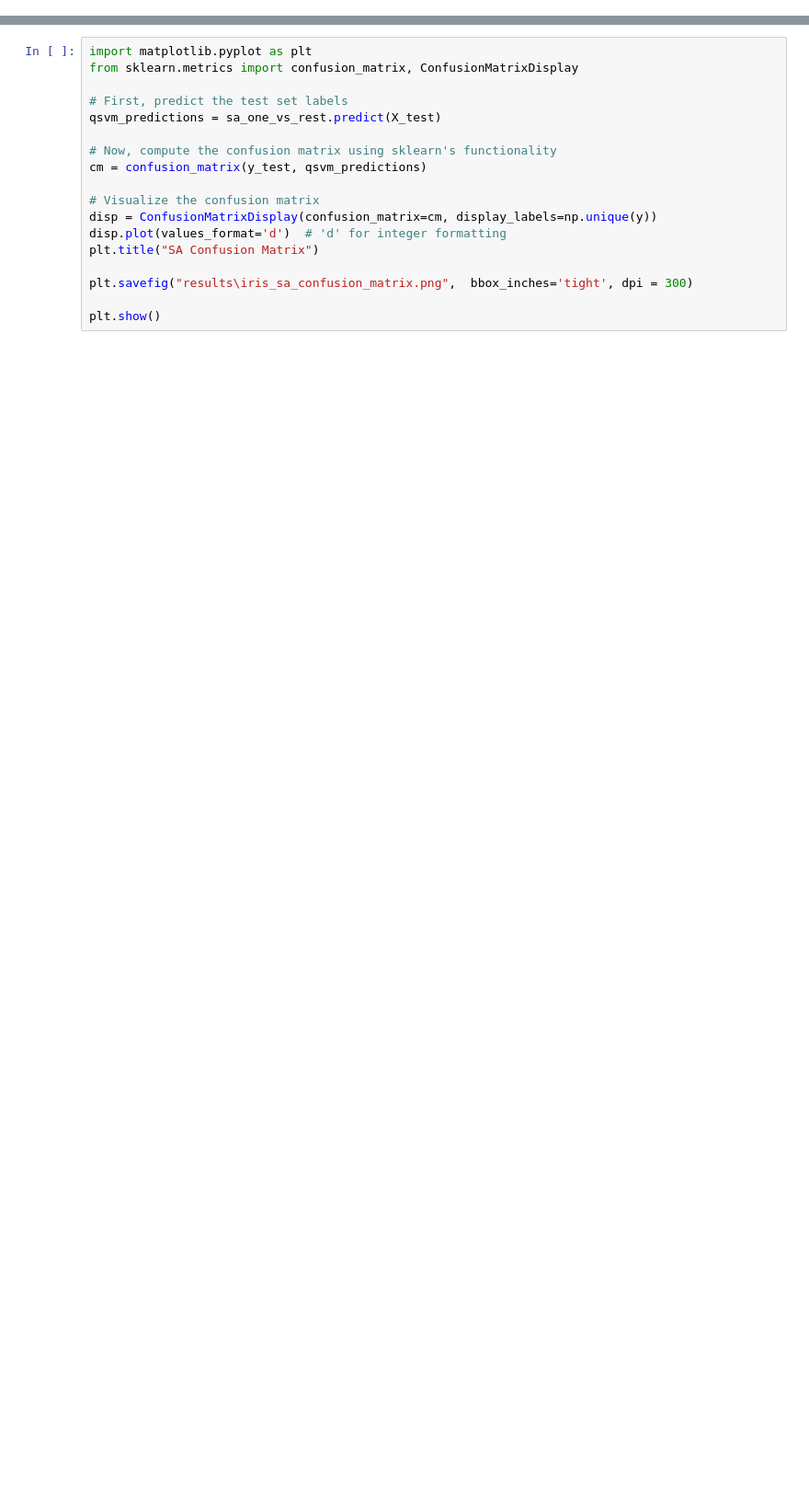
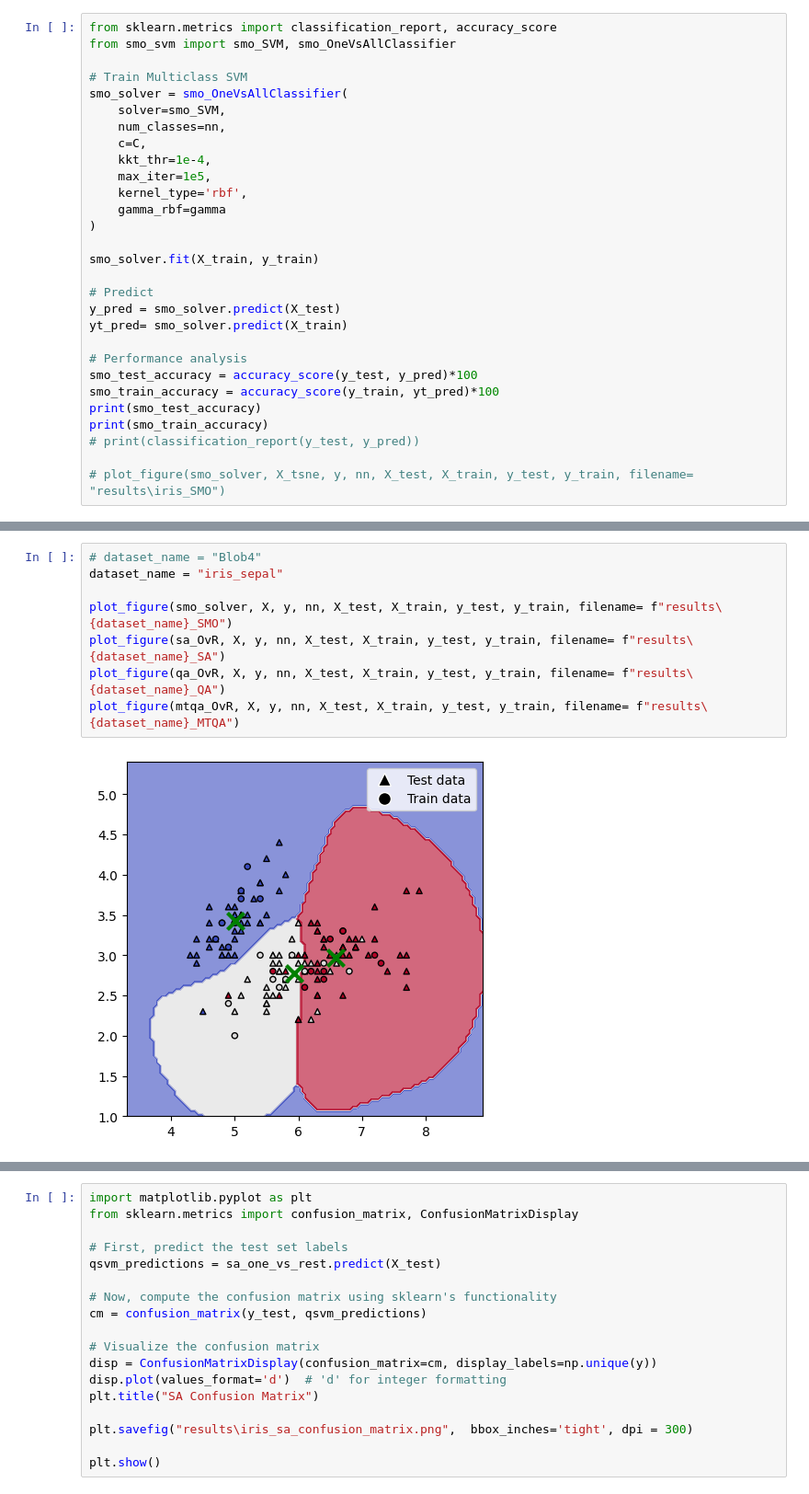
Before and after one commit to Jagaa-1008/quantum_SVM, a Jupyter notebook: iris_classification_sepal.ipynb, the cells around one changed output, grey strips where cells are left out. Shown at 92% size. Saved outputs shown, nothing was run; the diff lists cells and outputs as text; blank space fills up the shorter version.

```diff
--- a/iris_classification_sepal.ipynb
+++ b/iris_classification_sepal.ipynb
@@ -75,0 +76,29 @@ Test Accuracy: 80.00%
+# %%
+from sklearn.metrics import classification_report, accuracy_score
+from smo_svm import smo_SVM, smo_OneVsAllClassifier
+
+# Train Multiclass SVM
+smo_solver = smo_OneVsAllClassifier(
+    solver=smo_SVM,
+    num_classes=nn,
+    c=C,
+    kkt_thr=1e-4,
+    max_iter=1e5,
+    kernel_type='rbf',
+    gamma_rbf=gamma
+)
+
+smo_solver.fit(X_train, y_train)
+
+# Predict
+y_pred = smo_solver.predict(X_test)
+yt_pred= smo_solver.predict(X_train)
+
+# Performance analysis
+smo_test_accuracy = accuracy_score(y_test, y_pred)*100
+smo_train_accuracy = accuracy_score(y_train, yt_pred)*100
+print(smo_test_accuracy)
+print(smo_train_accuracy)
+# print(classification_report(y_test, y_pred))
+
+# plot_figure(smo_solver, X_tsne, y, nn, X_test, X_train, y_test, y_train, filename= "results\iris_SMO")
@@ -75,0 +296,10 @@ Test Accuracy: 80.00%
+# %%
+# dataset_name = "Blob4"
+dataset_name = "iris_sepal"
+
+plot_figure(smo_solver, X, y, nn, X_test, X_train, y_test, y_train, filename= f"results\{dataset_name}_SMO")
+plot_figure(sa_OvR, X, y, nn, X_test, X_train, y_test, y_train, filename= f"results\{dataset_name}_SA")
+plot_figure(qa_OvR, X, y, nn, X_test, X_train, y_test, y_train, filename= f"results\{dataset_name}_QA")
+plot_figure(mtqa_OvR, X, y, nn, X_test, X_train, y_test, y_train, filename= f"results\{dataset_name}_MTQA")
+# %% [output]
+[figure, added]
```
Also changed, not shown: parts of 16 cells of this notebook, 53 other files.
